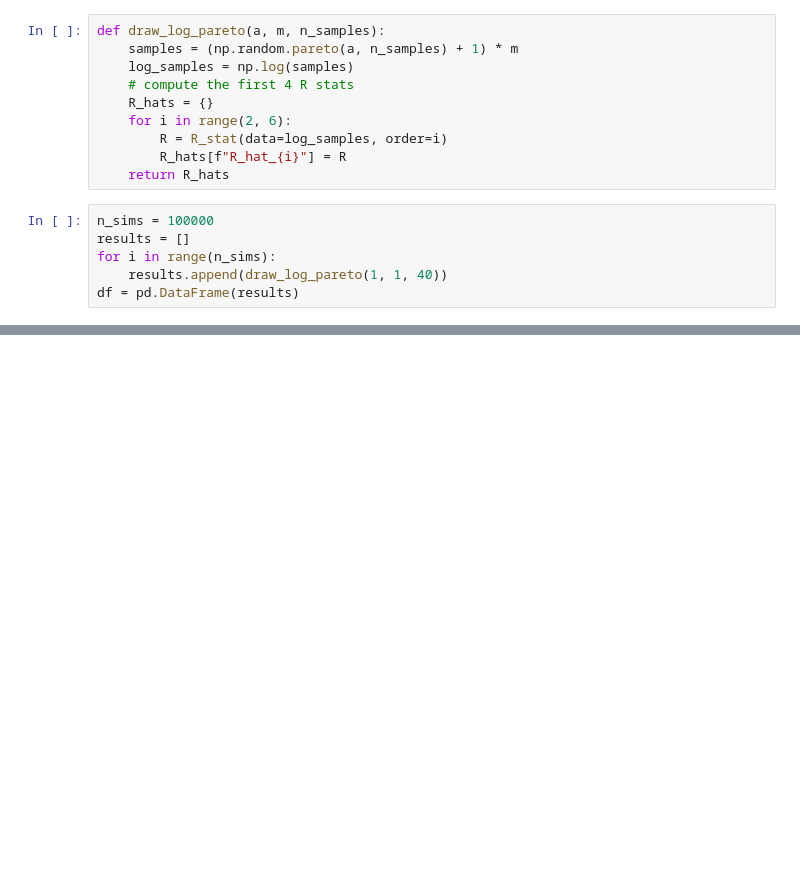
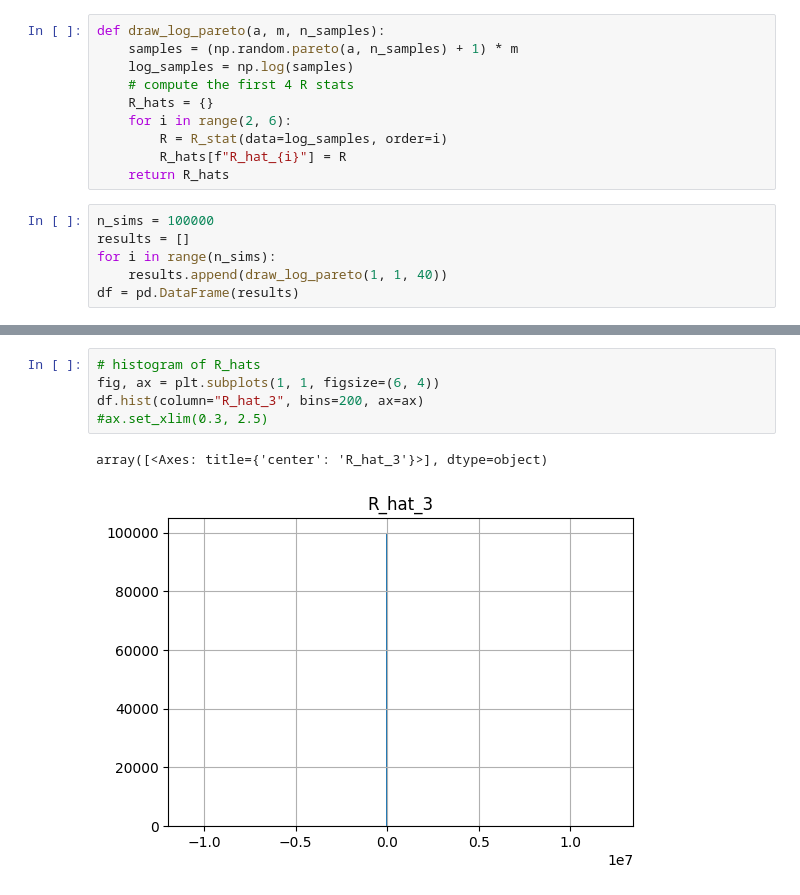
Before and after one commit to plhocker/top_wealth_thesis, a Jupyter notebook: Notebooks/test_r_stat.ipynb, the cells around one changed output, grey strips where cells are left out. Saved outputs shown, nothing was run; the diff lists cells and outputs as text; blank space fills up the shorter version.

```diff
--- a/Notebooks/test_r_stat.ipynb
+++ b/Notebooks/test_r_stat.ipynb
@@ -63,0 +127,8 @@ quantiles
+# %%
+# histogram of R_hats
+fig, ax = plt.subplots(1, 1, figsize=(6, 4))
+df.hist(column="R_hat_3", bins=200, ax=ax)
+#ax.set_xlim(0.3, 2.5)
+# %% [output]
+array([<Axes: title={'center': 'R_hat_3'}>], dtype=object)
+[figure, added]
```
Also changed, not shown: parts of 11 cells of this notebook, 40 other files.
